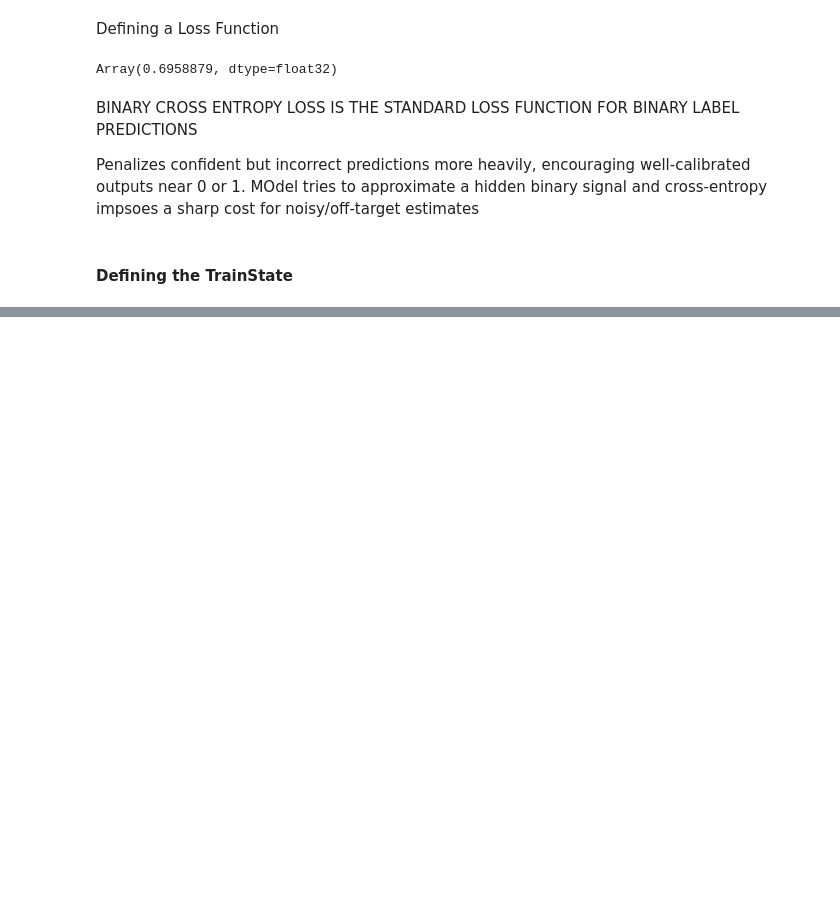
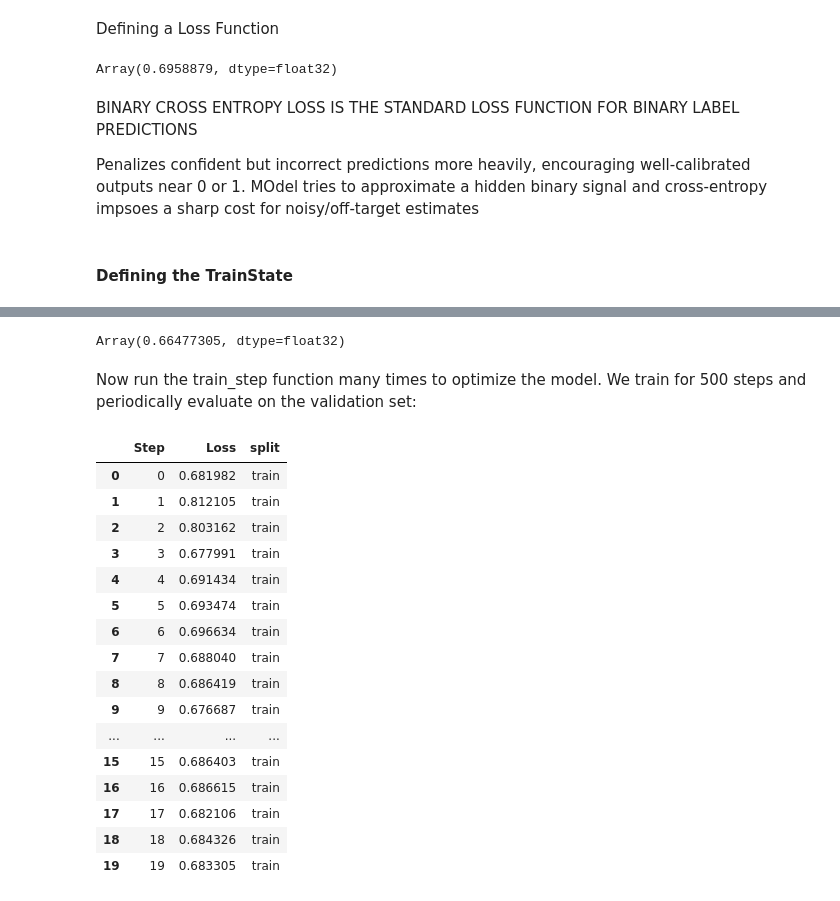
Before and after one commit to dhassan24/DeepLearning_For_Biology, a Jupyter notebook: Chapter_3_DNA/DLFB_Chapter3_DNA.ipynb, the cells around one changed output, grey strips where cells are left out. Cells and saved outputs as stored; diff of their text form; code cells hidden in the pictures; blank space fills up the shorter version.

```diff
--- a/Chapter_3_DNA/DLFB_Chapter3_DNA.ipynb
+++ b/Chapter_3_DNA/DLFB_Chapter3_DNA.ipynb
@@ -328,0 +360,22 @@ Penalizes confident but incorrect predictions more heavily, encouraging well-cal
+# %%
+## Combine all of these steps in the train_step function:
+
+@jax.jit
+def train_step(state, batch):
+  """ Run single training step to compute gradients and update model params."""
+  grad_fn = jax.value_and_grad(calculate_loss, has_aux = False)
+  loss, grads = grad_fn(state.params, batch)
+  state = state.apply_gradients(grads = grads)
+  return state, loss
+# %%
+#Run one training step:
+
+state, loss = train_step(state, batch)
+# %%
+calculate_loss(state.params, batch)
+
+#Before updating model params it was: Array(0.6958879, dtype=float32)
+# %% [output]
+Array(0.66477305, dtype=float32)
+# %% [markdown]
+Now run the train_step function many times to optimize the model. We train for 500 steps and periodically evaluate on the validation set:
@@ -328,0 +410,20 @@ Penalizes confident but incorrect predictions more heavily, encouraging well-cal
+# %%
+losses.head(20)
+# %% [output]
+|  | Step | Loss | split |
+| 0 | 0 | 0.681982 | train |
+| 1 | 1 | 0.812105 | train |
+| 2 | 2 | 0.803162 | train |
+| 3 | 3 | 0.677991 | train |
+| 4 | 4 | 0.691434 | train |
+| 5 | 5 | 0.693474 | train |
+| 6 | 6 | 0.696634 | train |
+| 7 | 7 | 0.688040 | train |
+| 8 | 8 | 0.686419 | train |
+| 9 | 9 | 0.676687 | train |
+| ... | ... | ... | ... |
+| 15 | 15 | 0.686403 | train |
+| 16 | 16 | 0.686615 | train |
+| 17 | 17 | 0.682106 | train |
+| 18 | 18 | 0.684326 | train |
+| 19 | 19 | 0.683305 | train |
```
Also changed, not shown: parts of 11 cells of this notebook.
